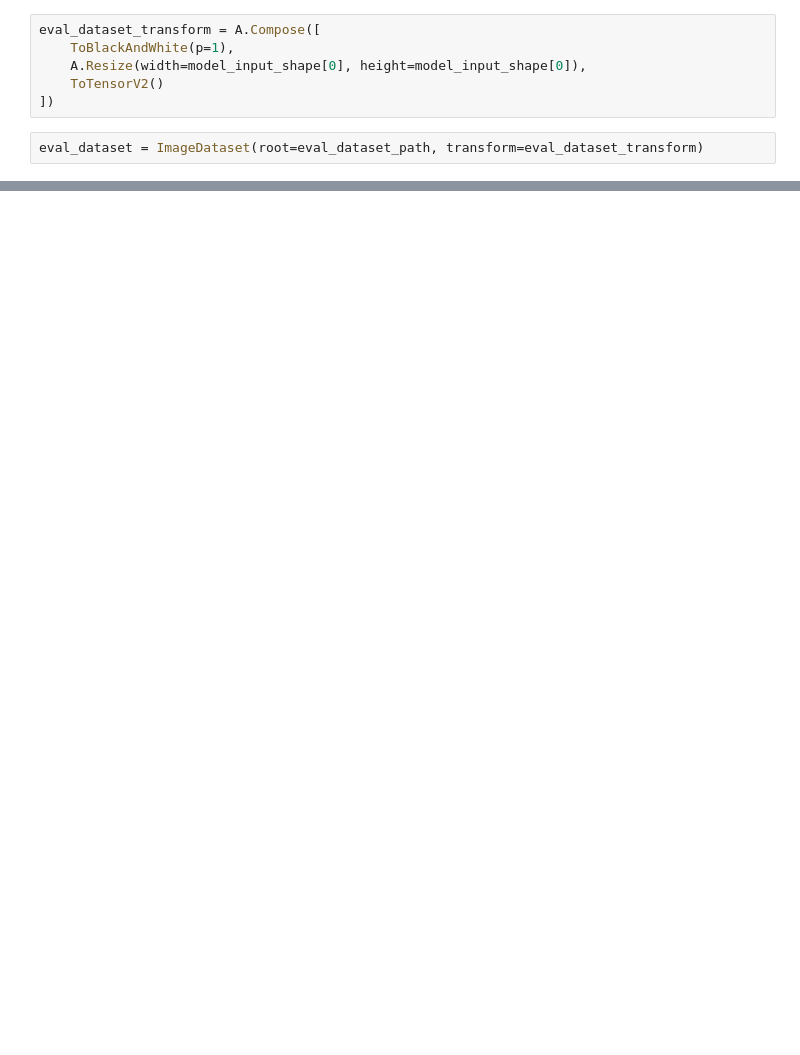
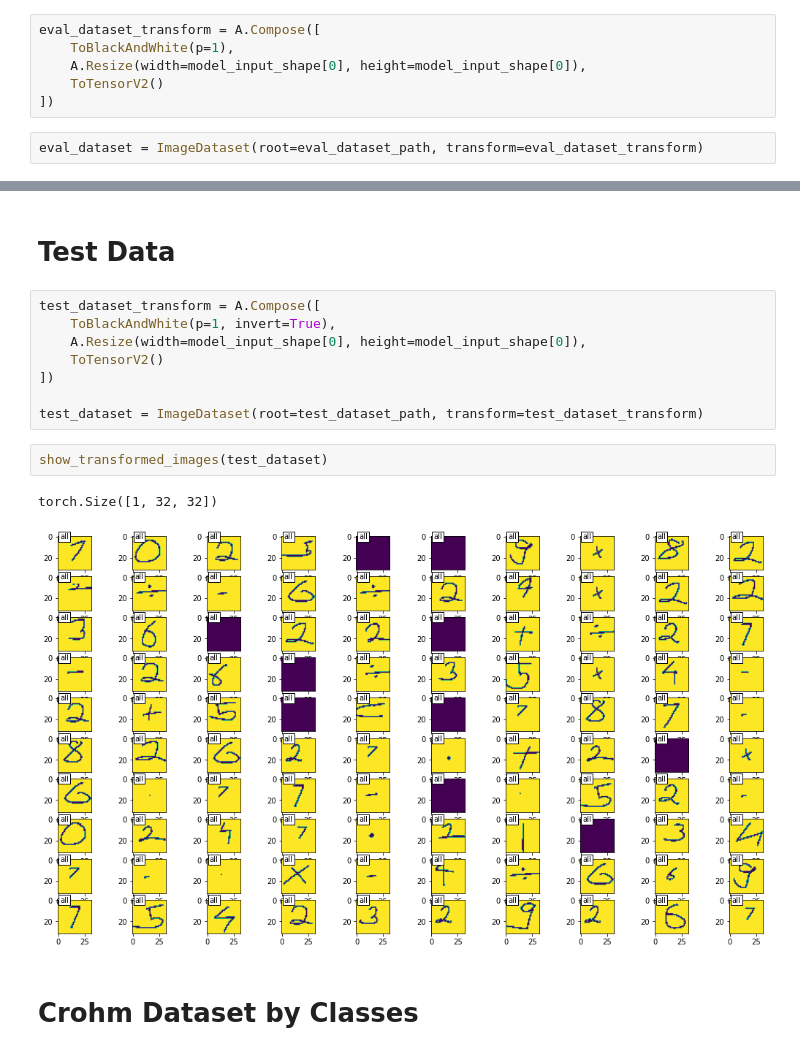
Before and after one commit to shubham-shinde/optical_character_recognition, a Jupyter notebook: notebooks/Train-Eval Data Augmentation.ipynb, the cells around one changed output, grey strips where cells are left out. Saved outputs shown, nothing was run; the diff lists cells and outputs as text; blank space fills up the shorter version.

```diff
--- a/notebooks/Train-Eval Data Augmentation.ipynb
+++ b/notebooks/Train-Eval Data Augmentation.ipynb
@@ -130,0 +161,17 @@ torch.Size([1, 32, 32])
+# %% [markdown]
+# Test Data
+# %%
+test_dataset_transform = A.Compose([
+    ToBlackAndWhite(p=1, invert=True),
+    A.Resize(width=model_input_shape[0], height=model_input_shape[0]),
+    ToTensorV2()
+])
+
+test_dataset = ImageDataset(root=test_dataset_path, transform=test_dataset_transform)
+# %%
+show_transformed_images(test_dataset)
+# %% [output]
+torch.Size([1, 32, 32])
+[figure, added]
+# %% [markdown]
+# Crohm Dataset by Classes
```
Also changed, not shown: parts of 12 cells of this notebook, 4 other files.
